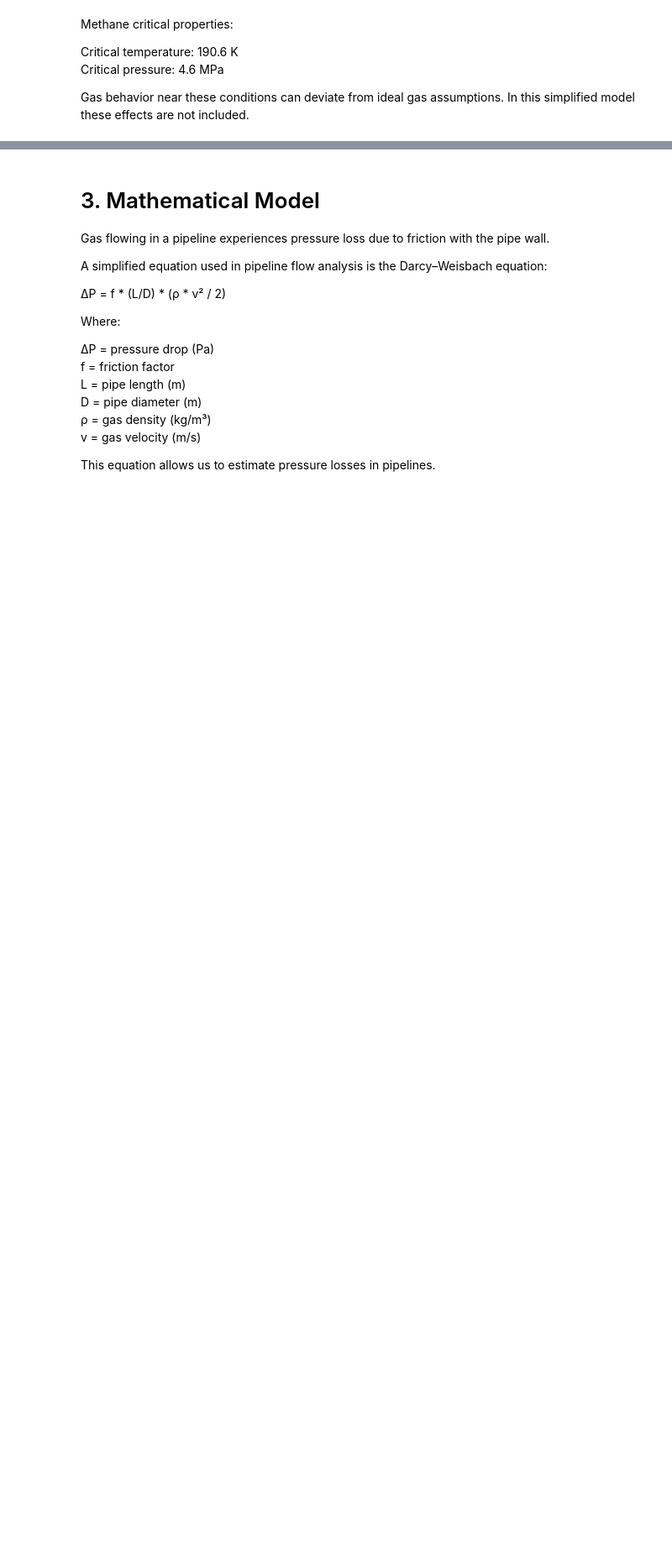
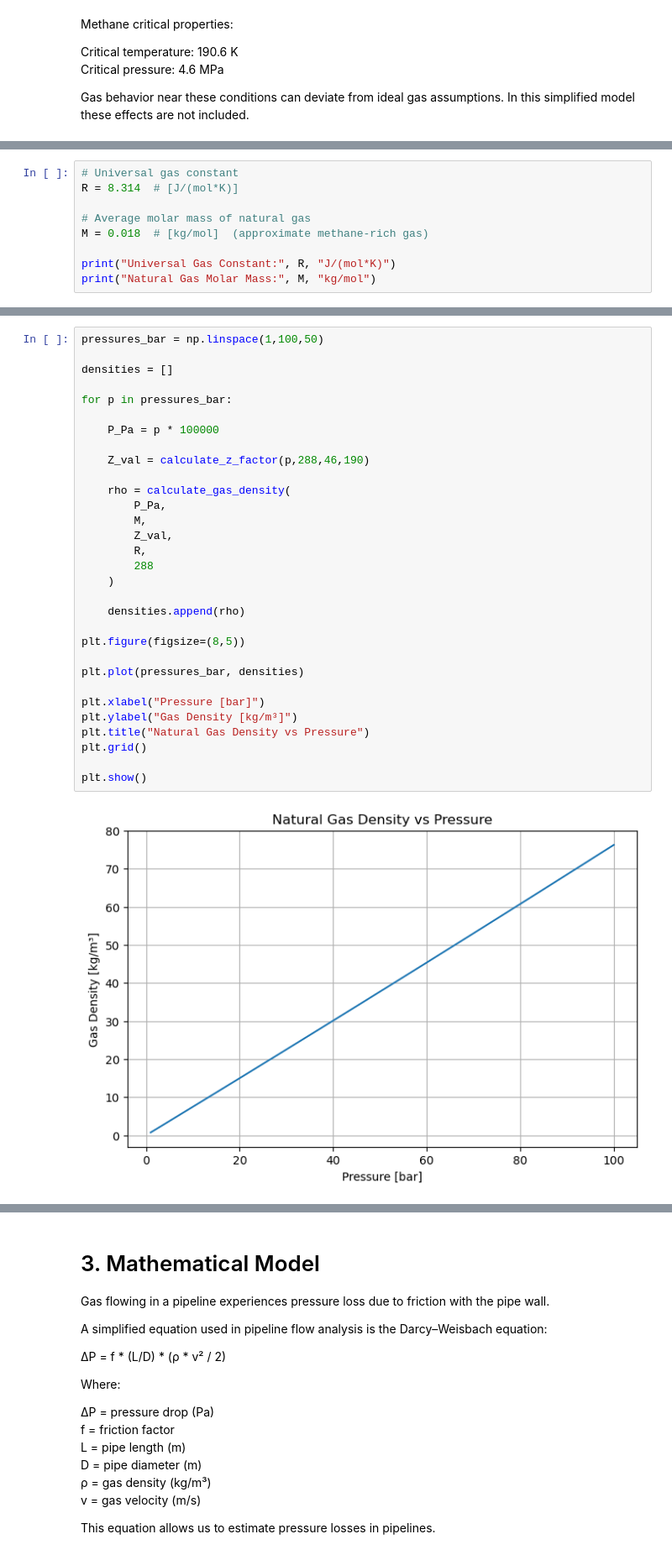
Before and after one commit to PursyM/gas-pipeline-flow-simulation, a Jupyter notebook: pipeline_simulation.ipynb, the cells around one changed output, grey strips where cells are left out. Shown at 84% size. Cells and saved outputs as stored; diff of their text form; blank space fills up the shorter version.

Commit message:
Add files via upload
Add GAs density calculations.

```diff
--- a/pipeline_simulation.ipynb
+++ b/pipeline_simulation.ipynb
@@ -68,0 +242,9 @@ are not included.
+# %%
+# Universal gas constant
+R = 8.314  # [J/(mol*K)]
+
+# Average molar mass of natural gas
+M = 0.018  # [kg/mol]  (approximate methane-rich gas)
+
+print("Universal Gas Constant:", R, "J/(mol*K)")
+print("Natural Gas Molar Mass:", M, "kg/mol")
@@ -68,0 +305,33 @@ are not included.
+# %%
+pressures_bar = np.linspace(1,100,50)
+
+densities = []
+
+for p in pressures_bar:
+
+    P_Pa = p * 100000
+
+    Z_val = calculate_z_factor(p,288,46,190)
+
+    rho = calculate_gas_density(
+        P_Pa,
+        M,
+        Z_val,
+        R,
+        288
+    )
+
+    densities.append(rho)
+
+plt.figure(figsize=(8,5))
+
+plt.plot(pressures_bar, densities)
+
+plt.xlabel("Pressure [bar]")
+plt.ylabel("Gas Density [kg/m³]")
+plt.title("Natural Gas Density vs Pressure")
+plt.grid()
+
+plt.show()
+# %% [output]
+[figure, added]
```
Also changed, not shown: parts of 16 cells of this notebook.
